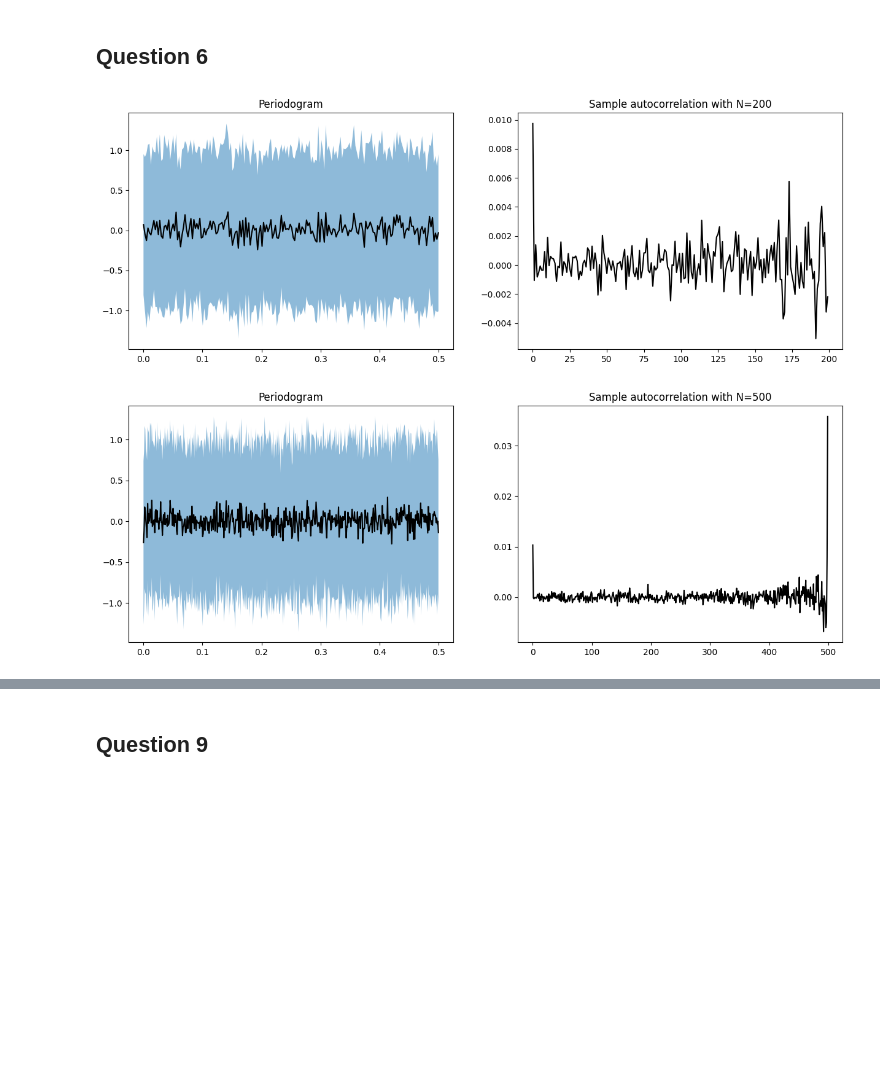
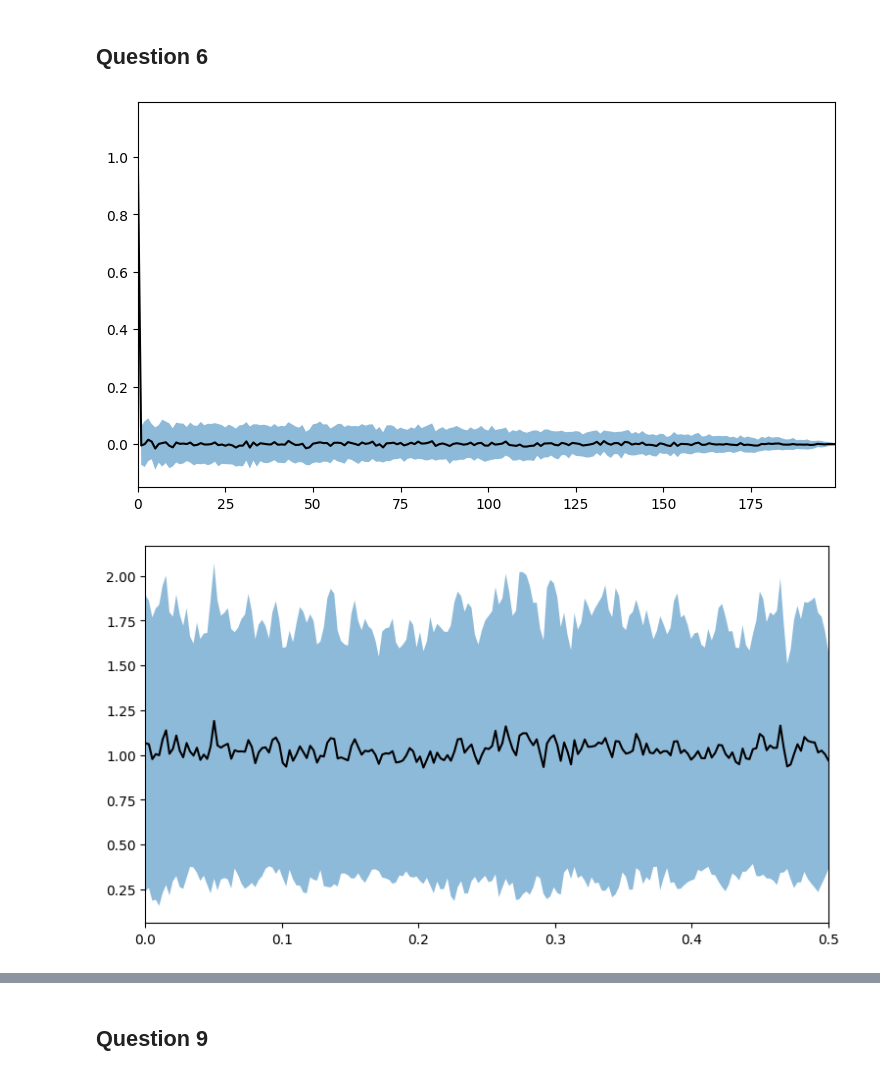
Before and after one commit to Franckiii/ML-for-TS-A1, a Jupyter notebook: Assignment 1 - ML for TS (MVA).ipynb, the cells around one changed output, grey strips where cells are left out. Cells and saved outputs as stored; diff of their text form; code cells hidden in the pictures; blank space fills up the shorter version.

```diff
--- a/Assignment 1 - ML for TS (MVA).ipynb
+++ b/Assignment 1 - ML for TS (MVA).ipynb
@@ -23,34 +23,59 @@ def fig_ax(figsize=(15, 5)):
 # %%
 def gamma_hat(X, N):
     gamma_hat = np.zeros(N)
-    tau_list = range(N)
-    for tau in tau_list:
+    for tau in range(N):
         sum_gamma = 0
         for i in range(N - tau):
             sum_gamma += X[i] * X[i + tau]
-        gamma_hat[tau] = sum_gamma / (N - tau)
+        gamma_hat[tau] = sum_gamma / (N)
     return gamma_hat
+
+def periodogram(X, N, f_s):
+    freqs = np.linspace(0, 0.5, N)
+    discret_ft = np.zeros(N, dtype=complex)
+    gamma_hat_values = gamma_hat(X, N)
+
+    for i, f in enumerate(freqs):
+        sum_ft = 0
+        for tau in range(N):
+            sum_ft += gamma_hat_values[tau] * np.exp(-2j * np.pi * f * tau/f_s)
+        discret_ft[i] = sum_ft
+
+    return discret_ft
 # %%
 # This is an example of plot (random data). You can change it if you want.
 
 for N in [200, 500, 1000]:
-    ## Change the following lines
-    periodograms = np.random.randn(100, N)  # shape (n_trials, n_freqs)
+    all_gamma_hats = np.zeros((100, N))
+    all_periodograms = np.zeros((100, N), dtype=complex)
+    for i in range(100):
+
+        X = np.random.randn(N) # Generate random data
+        gamma_vals = gamma_hat(X, N) # Compute the sample autocorrelation function
+        periodogram_vals = periodogram(X, N, f_s=1)
+
+        # Store the result
+        all_gamma_hats[i, :] = gamma_vals
+        all_periodograms[i, :] = periodogram_vals
+
+    # Compute mean and standard deviation across simulations
+    mean_gamma_hat = np.mean(all_gamma_hats, axis=0)
+    std_gamma_hat = np.std(all_gamma_hats, axis=0)
+
+    mean_periodogram = np.mean(all_periodograms, axis=0)
+    std_periodogram = np.std(all_periodograms, axis=0)
+
+    tau = np.arange(N)
+    fig, ax = fig_ax(figsize=(9, 5))
+    ax.plot(tau, mean_gamma_hat, 'k-')
+    ax.fill_between(tau, mean_gamma_hat-std_gamma_hat, mean_gamma_hat+std_gamma_hat, alpha=0.5)
+    plt.show()
+
     freqs = np.linspace(0, 0.5, N)
-    ##
-
-
-    fig, (ax1, ax2) = plt.subplots(1, 2, figsize=(15, 5))
-
-    avg = periodograms.mean(axis=0)
-    std = periodograms.std(axis=0)
-    ax1.plot(freqs, avg, 'k-')
-    ax1.fill_between(freqs, avg-std, avg+std, alpha=0.5)
-    ax1.set_title('Periodogram')
-
-    gamma_hat_values = gamma_hat(avg, N)  # Renamed variable to avoid conflict
-    ax2.plot(np.arange(N), gamma_hat_values, 'k-')
-    ax2.set_title('Sample autocorrelation with N={}'.format(N))
+    fig, ax = fig_ax(figsize=(9, 5))
+    ax.plot(freqs, mean_periodogram, 'k-')
+    ax.fill_between(freqs, mean_periodogram-std_periodogram, mean_periodogram+std_periodogram, alpha=0.5)
+    plt.show()
 # %% [output]
-[figure, old version]
+[figure, new version]
-[figure, old version]
+[figure, new version]
```
Also changed, not shown: parts of 3 cells of this notebook.
